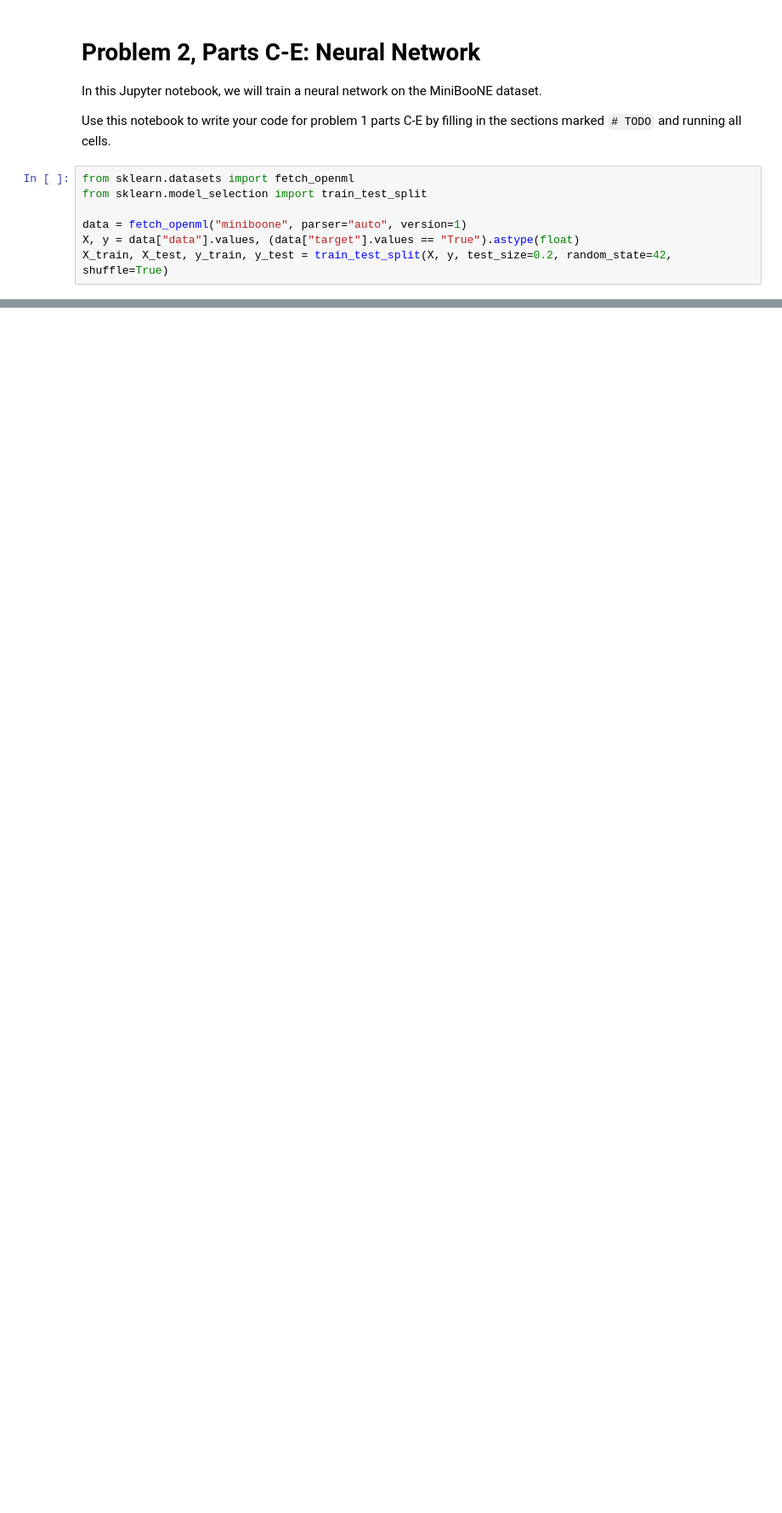
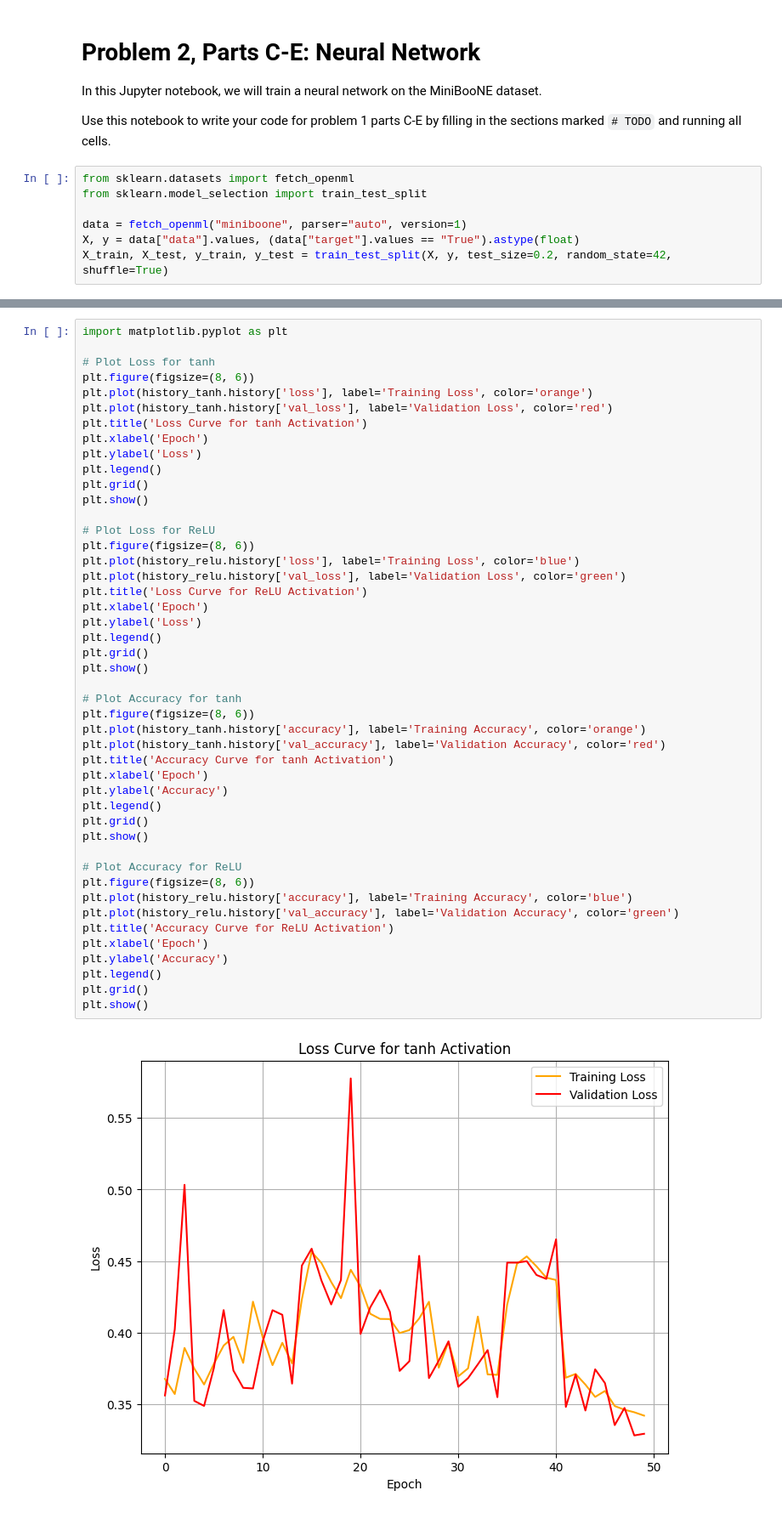
Before and after one commit to JarnovdKolk/Test, a Jupyter notebook: Homework2_Part2.ipynb, the cells around one changed output, grey strips where cells are left out. Shown at 85% size. Saved outputs shown, nothing was run; the diff lists cells and outputs as text; blank space fills up the shorter version.

```diff
--- a/Homework2_Part2.ipynb
+++ b/Homework2_Part2.ipynb
@@ -172,0 +196,48 @@ plot_roc(y_test, preds_nn)
+# %%
+import matplotlib.pyplot as plt
+
+# Plot Loss for tanh
+plt.figure(figsize=(8, 6))
+plt.plot(history_tanh.history['loss'], label='Training Loss', color='orange')
+plt.plot(history_tanh.history['val_loss'], label='Validation Loss', color='red')
+plt.title('Loss Curve for tanh Activation')
+plt.xlabel('Epoch')
+plt.ylabel('Loss')
+plt.legend()
+plt.grid()
+plt.show()
+
+# Plot Loss for ReLU
+plt.figure(figsize=(8, 6))
+plt.plot(history_relu.history['loss'], label='Training Loss', color='blue')
+plt.plot(history_relu.history['val_loss'], label='Validation Loss', color='green')
+plt.title('Loss Curve for ReLU Activation')
+plt.xlabel('Epoch')
+plt.ylabel('Loss')
+plt.legend()
+plt.grid()
+plt.show()
+
+# Plot Accuracy for tanh
+plt.figure(figsize=(8, 6))
+plt.plot(history_tanh.history['accuracy'], label='Training Accuracy', color='orange')
+plt.plot(history_tanh.history['val_accuracy'], label='Validation Accuracy', color='red')
+plt.title('Accuracy Curve for tanh Activation')
+plt.xlabel('Epoch')
+plt.ylabel('Accuracy')
+plt.legend()
+plt.grid()
+plt.show()
+
+# Plot Accuracy for ReLU
+plt.figure(figsize=(8, 6))
+plt.plot(history_relu.history['accuracy'], label='Training Accuracy', color='blue')
+plt.plot(history_relu.history['val_accuracy'], label='Validation Accuracy', color='green')
+plt.title('Accuracy Curve for ReLU Activation')
+plt.xlabel('Epoch')
+plt.ylabel('Accuracy')
+plt.legend()
+plt.grid()
+plt.show()
+# %% [output]
+[figure, added]
```
Also changed, not shown: parts of 11 cells of this notebook.
